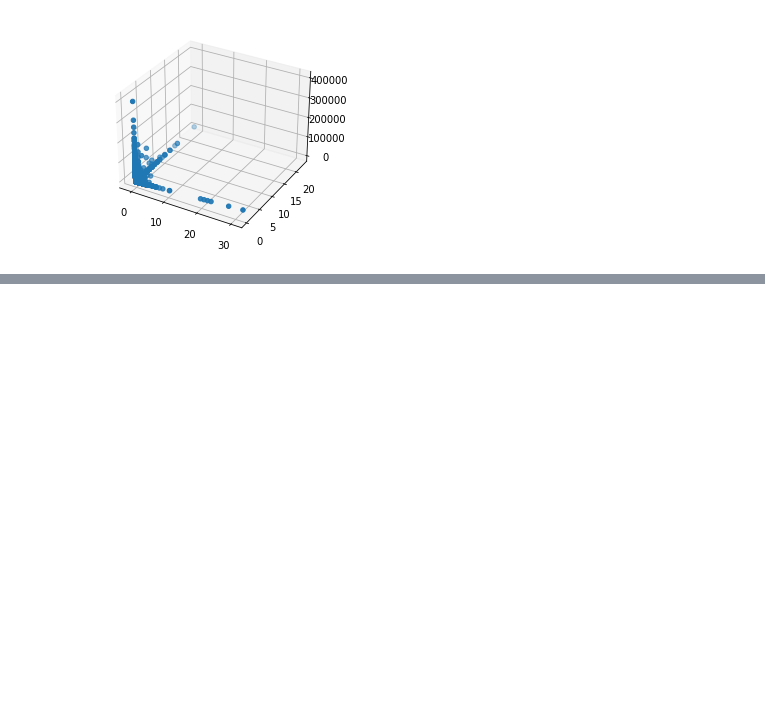
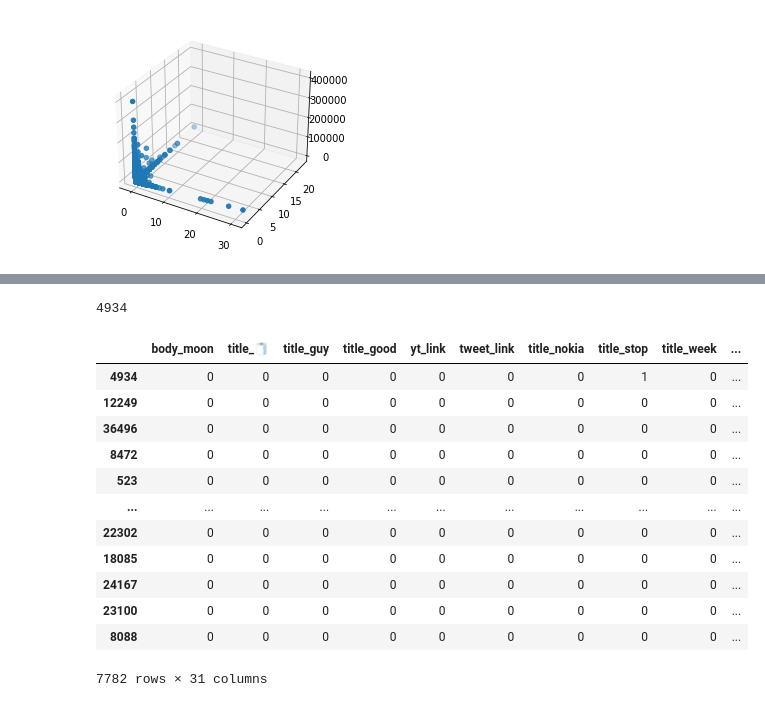
Before and after one commit to Vulwsztyn/PED, a Jupyter notebook: notebooks/text/model_NN.ipynb, the cells around one changed output, grey strips where cells are left out. Cells and saved outputs as stored; diff of their text form; code cells hidden in the pictures; blank space fills up the shorter version.

```diff
--- a/notebooks/text/model_NN.ipynb
+++ b/notebooks/text/model_NN.ipynb
@@ -56,0 +84,20 @@ plt.show()
+# %%
+test.iloc[0].name
+# %% [output]
+4934
+# %%
+test
+# %% [output]
+|  | body_moon | title_🧻 | title_guy | title_good | yt_link | tweet_link | title_nokia | title_stop | title_week | ... |
+| 4934 | 0 | 0 | 0 | 0 | 0 | 0 | 0 | 1 | 0 | ... |
+| 12249 | 0 | 0 | 0 | 0 | 0 | 0 | 0 | 0 | 0 | ... |
+| 36496 | 0 | 0 | 0 | 0 | 0 | 0 | 0 | 0 | 0 | ... |
+| 8472 | 0 | 0 | 0 | 0 | 0 | 0 | 0 | 0 | 0 | ... |
+| 523 | 0 | 0 | 0 | 0 | 0 | 0 | 0 | 0 | 0 | ... |
+| ... | ... | ... | ... | ... | ... | ... | ... | ... | ... | ... |
+| 22302 | 0 | 0 | 0 | 0 | 0 | 0 | 0 | 0 | 0 | ... |
+| 18085 | 0 | 0 | 0 | 0 | 0 | 0 | 0 | 0 | 0 | ... |
+| 24167 | 0 | 0 | 0 | 0 | 0 | 0 | 0 | 0 | 0 | ... |
+| 23100 | 0 | 0 | 0 | 0 | 0 | 0 | 0 | 0 | 0 | ... |
+| 8088 | 0 | 0 | 0 | 0 | 0 | 0 | 0 | 0 | 0 | ... |
+7782 rows × 31 columns
```
Also changed, not shown: parts of 5 cells of this notebook, 9 other files.
